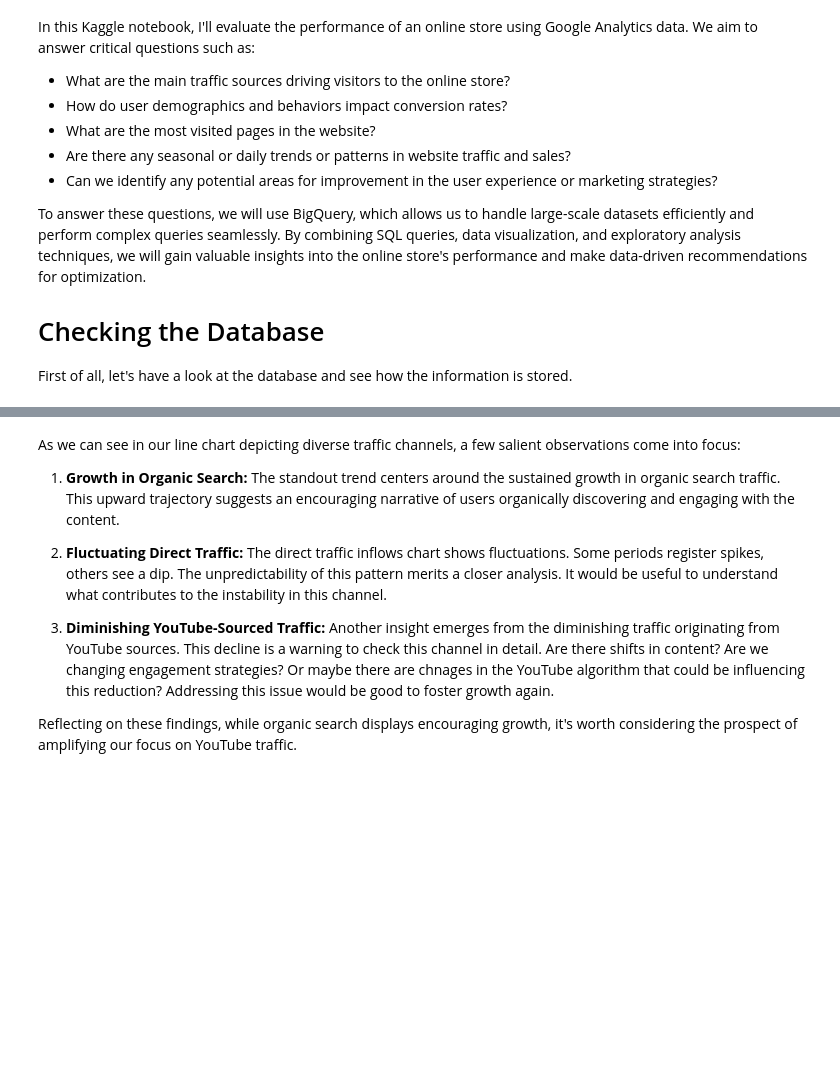
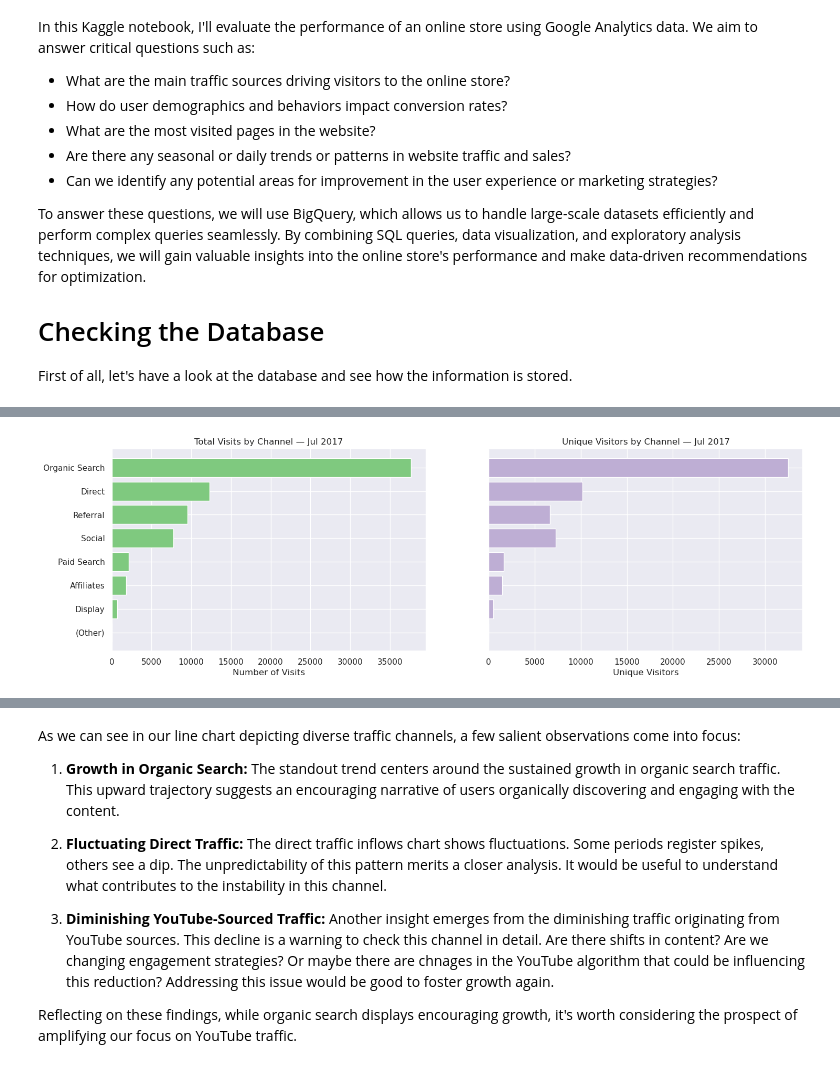
Before and after one commit to leandrocassius/data-analytics-portfolio, a Jupyter notebook: store-performance-bigquery/evaluating-store-performance-with-bigquery.ipynb, the cells around one changed output, grey strips where cells are left out. Cells and saved outputs as stored; diff of their text form; code cells hidden in the pictures; blank space fills up the shorter version.

```diff
--- a/store-performance-bigquery/evaluating-store-performance-with-bigquery.ipynb
+++ b/store-performance-bigquery/evaluating-store-performance-with-bigquery.ipynb
@@ -72,0 +110,33 @@ px.pie(data_frame=response,
+# %%
+# Create query for July 2017
+ts_query = f"""
+    SELECT
+        channelGrouping AS source,
+        COUNT(*) AS number_of_visits,
+        COUNT(DISTINCT fullVisitorId) AS unique_visitors
+    FROM {source}
+    WHERE _TABLE_SUFFIX BETWEEN '20170701' AND '20170731'
+    GROUP BY channelGrouping
+    ORDER BY number_of_visits, unique_visitors DESC
+"""
+
+ts_data = client.query_to_pandas_safe(ts_query)
+
+# Create chart to show how channels compare
+fig, (ax1,ax2) = plt.subplots(1,2,figsize=(17, 5), sharey=True)
+
+# Compare by total visits
+ax1.barh(ts_data['source'], ts_data['number_of_visits'])
+#ax1.invert_yaxis()
+ax1.set_title("Total Visits by Channel — Jul 2017")
+ax1.set_xlabel("Number of Visits")
+
+# Compare by unique visitors
+ax2.barh(ts_data['source'], ts_data['unique_visitors'], color=palette[1])
+#ax2.invert_yaxis()
+ax2.set_title("Unique Visitors by Channel — Jul 2017")
+ax2.set_xlabel("Unique Visitors")
+
+plt.show()
+# %% [output]
+[figure, added]
```
Also changed, not shown: parts of 31 cells of this notebook.
